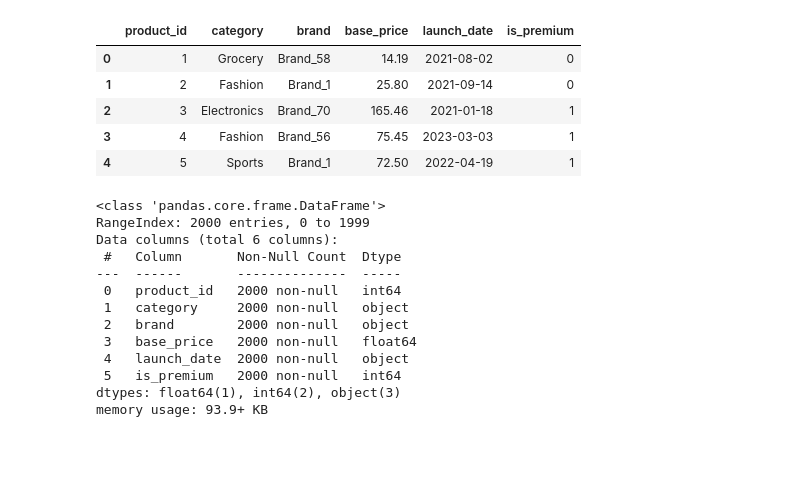
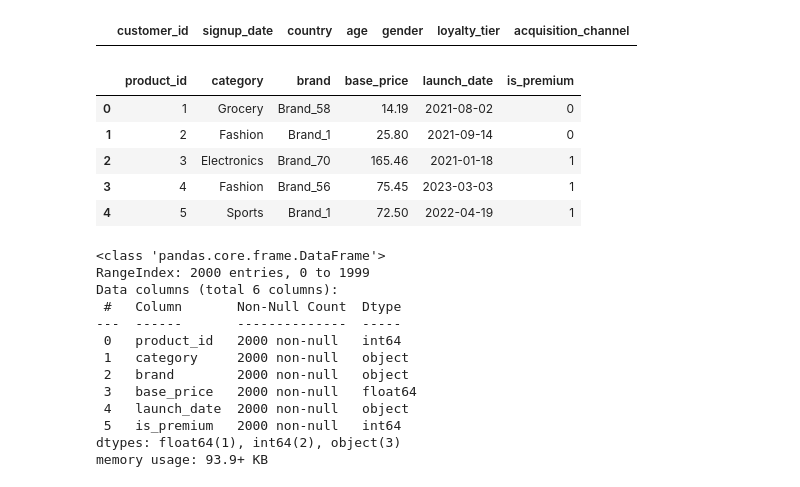
Before and after one commit to Nikhil-error/FUNNEL_ANALYSIS, a Jupyter notebook: notebooks/Cleaning.ipynb, the cells around one changed output. Cells and saved outputs as stored; diff of their text form; code cells hidden in the pictures; blank space fills up the shorter version.

```diff
--- a/notebooks/Cleaning.ipynb
+++ b/notebooks/Cleaning.ipynb
@@ -42,6 +42,10 @@ acquisition_channel    0
 dtype: int64
 # %%
 customers = customers.drop_duplicates()
+# %%
+customers[customers.duplicated()]
+# %% [output]
+|  | customer_id | signup_date | country | age | gender | loyalty_tier | acquisition_channel |
 # %%
 customers['signup_date'] = pd.to_datetime(customers['signup_date'])
 # %%
```
Also changed, not shown: parts of 16 cells of this notebook, 6 other files.
